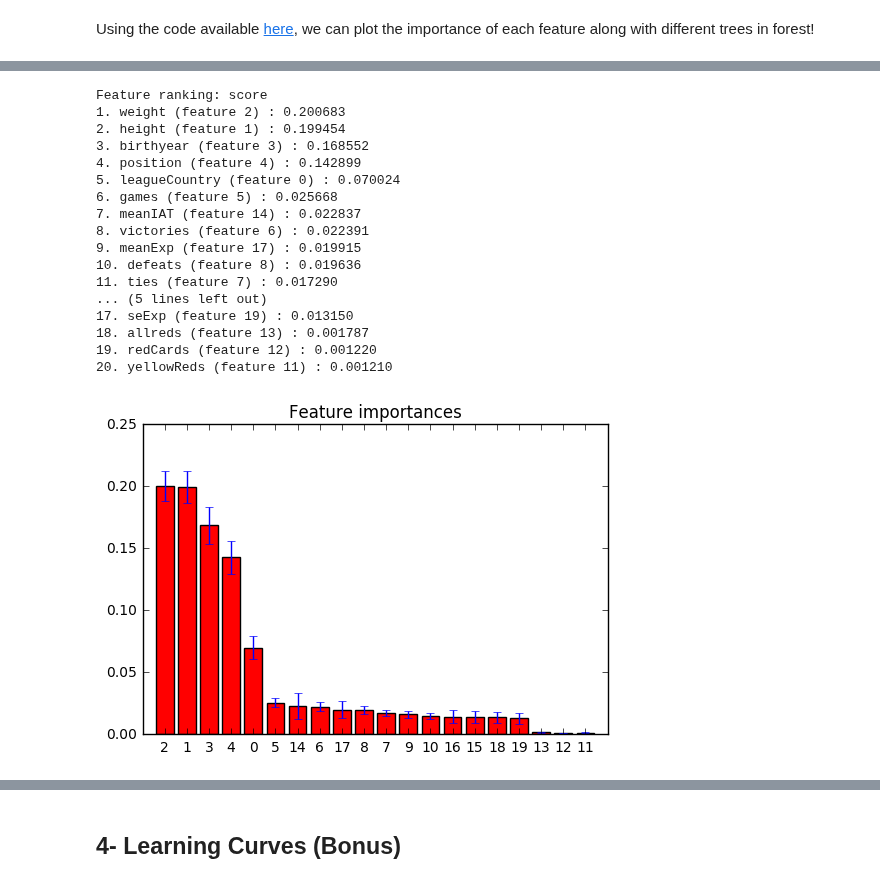
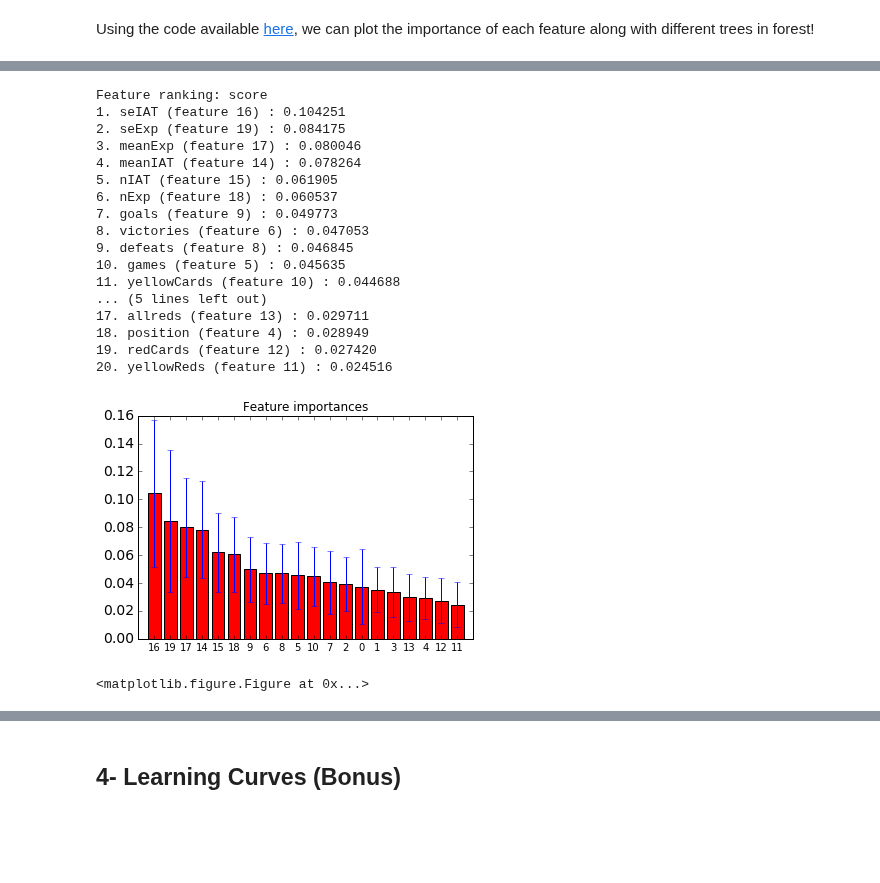
Before and after one commit to sorooshafiee/ADA-SAF, a Jupyter notebook: 04 - Applied ML/Exercise_1.ipynb, the cells around one changed output, grey strips where cells are left out. Drawn from its saved outputs; the diff is of its cells as text; code cells hidden in the pictures; blank space fills up the shorter version.

```diff
--- a/04 - Applied ML/Exercise_1.ipynb
+++ b/04 - Applied ML/Exercise_1.ipynb
@@ -273,0 +350,12 @@ Confusion matrix for test is:
+# %%
+ac = []
+f1 = []
+confus_matrix = np.zeros([2,2])
+accuracy,f1_sc, conf_matrix = train_forest(20,256,features)
+ac = accuracy
+f1 = f1_sc
+confus_matrix = conf_matrix
+
+print('Accuracy score for test data is:', ac)
+print('F1-score for test data is:', f1)
+print('Confusion matrix for test is:\n', confus_matrix)
@@ -273,0 +371,14 @@ Confusion matrix for test is:
+# %%
+trees_list = [5,20, 100, 400, 1000, 2000,5000]
+ac = []
+f1 = []
+confus_matrix = np.zeros([2,2])
+for tree in trees_list:
+    accur_temp = 0
+    f1_scor_temp = 0
+    accuracy,f1_sc, conf_matrix = train_forest(20,tree,features)
+    accur_temp += accuracy
+    f1_scor_temp += f1_sc
+    ac.append(accur_temp)
+    f1.append(f1_scor_temp)
+    print(f1[-1])
@@ -277,3 +441,8 @@ As we are asked to show the most important features, we use the `feature_importa
 importances = forest.feature_importances_
 # %% [markdown]
 Using the code available [here](http://scikit-learn.org/stable/auto_examples/ensemble/plot_forest_importances.html), we can plot the importance of each feature along with different trees in forest!
+# %%
+x_train, x_test, y_train, y_test = train_test_split(
+        features.values, binary_targets, test_size=0.25, stratify=binary_targets)
+forest_c = RandomForestClassifier(n_estimators=256,max_depth=20, n_jobs=-1, oob_score=True)
+forest_c.fit(x_train,y_train)
@@ -280,40 +456,44 @@ Using the code available [here](http://scikit-learn.org/stable/auto_examples/ens
 # %%
+importances = forest_c.feature_importances_
 std = np.std([tree.feature_importances_ for tree in forest_c.estimators_],
              axis=0)
 indices = np.argsort(importances)[::-1]
 
 # Print the feature ranking
 print("Feature ranking: score")
 
-for f in range(x_train.shape[1]):
+for f in range(len(indices)):
     print("%d. %s (feature %d) : %f" % (f + 1, meaningfull_cols[indices[f]],
                                         indices[f],
                                         importances[indices[f]]))
 
 # Plot the feature importances of the forest
 plt.figure()
 plt.title("Feature importances")
-plt.bar(range(x_train.shape[1]), importances[indices],
+plt.bar(range(len(meaningfull_cols)), importances[indices],
        color="r", yerr=std[indices], align="center")
-plt.xticks(range(x_train.shape[1]), indices)
-plt.xlim([-1, x_train.shape[1]])
+plt.xticks(range(len(meaningfull_cols)), indices)
+plt.yticks(fontsize=14)
+plt.xlim([-1, len(meaningfull_cols)])
+plt.figure(figsize=(12, 9))
 plt.show()
 # %% [output]
 Feature ranking: score
-1. weight (feature 2) : 0.200683
-2. height (feature 1) : 0.199454
-3. birthyear (feature 3) : 0.168552
-4. position (feature 4) : 0.142899
-5. leagueCountry (feature 0) : 0.070024
-6. games (feature 5) : 0.025668
-7. meanIAT (feature 14) : 0.022837
-8. victories (feature 6) : 0.022391
-9. meanExp (feature 17) : 0.019915
-10. defeats (feature 8) : 0.019636
-11. ties (feature 7) : 0.017290
+1. seIAT (feature 16) : 0.104251
+2. seExp (feature 19) : 0.084175
+3. meanExp (feature 17) : 0.080046
+4. meanIAT (feature 14) : 0.078264
+5. nIAT (feature 15) : 0.061905
+6. nExp (feature 18) : 0.060537
+7. goals (feature 9) : 0.049773
+8. victories (feature 6) : 0.047053
+9. defeats (feature 8) : 0.046845
+10. games (feature 5) : 0.045635
+11. yellowCards (feature 10) : 0.044688
 ... (5 lines left out)
-17. seExp (feature 19) : 0.013150
-18. allreds (feature 13) : 0.001787
-19. redCards (feature 12) : 0.001220
-20. yellowReds (feature 11) : 0.001210
+17. allreds (feature 13) : 0.029711
+18. position (feature 4) : 0.028949
+19. redCards (feature 12) : 0.027420
+20. yellowReds (feature 11) : 0.024516
-[figure, old version]
+[figure, new version]
+<matplotlib.figure.Figure at 0x...>
```
Also changed, not shown: parts of 35 cells of this notebook.
